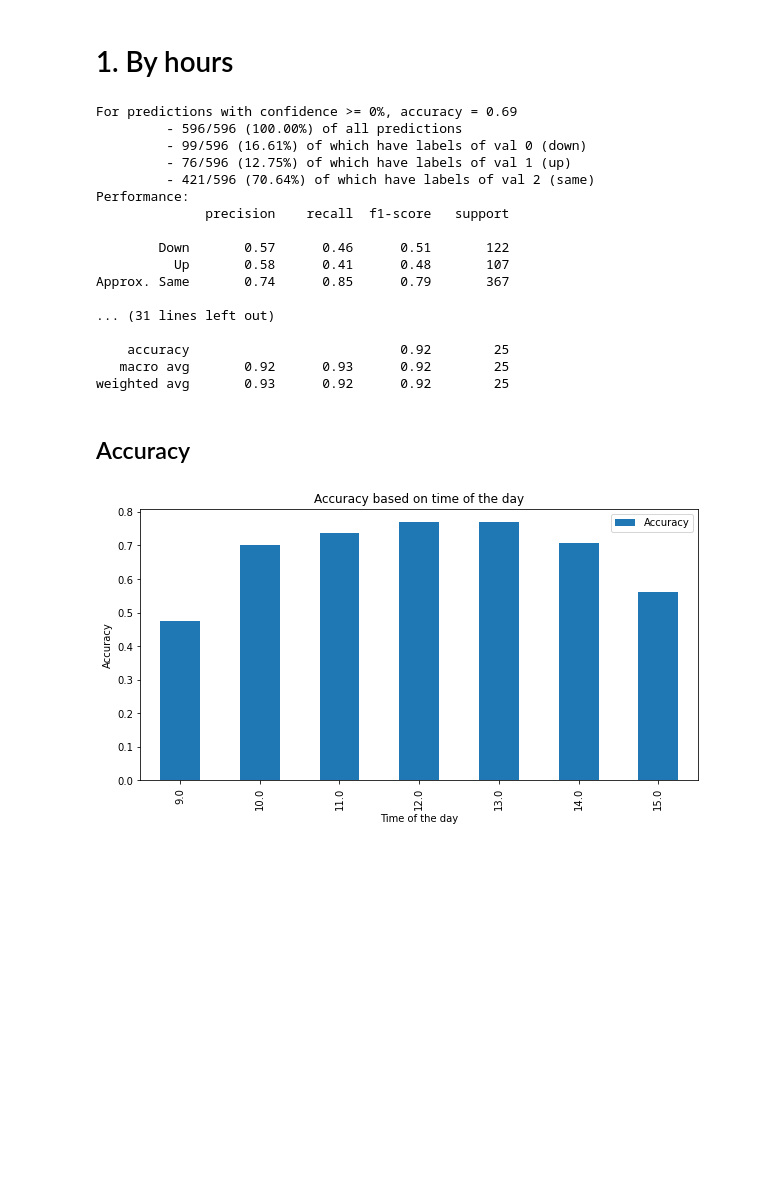
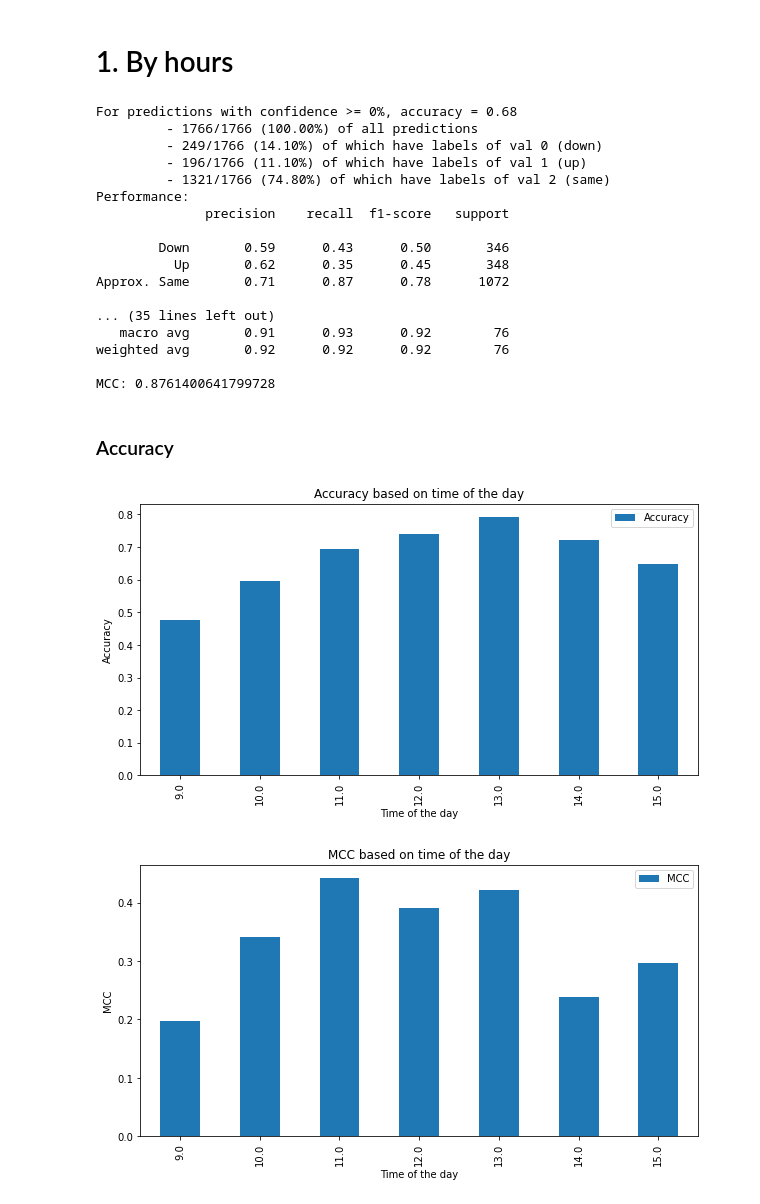
Before and after one commit to itberrios/algotrading, a Jupyter notebook: predictive_analytics/RNN/Visualization.ipynb, the cells around one changed output. Cells and saved outputs as stored; diff of their text form; code cells hidden in the pictures; blank space fills up the shorter version.

```diff
--- a/predictive_analytics/RNN/Visualization.ipynb
+++ b/predictive_analytics/RNN/Visualization.ipynb
@@ -25,7 +25,7 @@ model = tf.keras.models.load_model("models/{}".format(MODEL_NAME), custom_object
 # 1. By hours
 # %%
 ticker = 'GOOG'
-START_DATE = '2022-10-22'
+START_DATE = '2022-10-1'
 END_DATE = '2022-11-3'
 FIG_SIZE = (10,5)
 result = evaluate_on_ticker(model, ticker, START_DATE, END_DATE, conf_thresholds=[0,0.7,0.9])
@@ -34,44 +34,60 @@ result['Hour'] = result['Time'].apply(lambda timestamp: timestamp.hour)
 
 def extract_accuracy(df):
     acc_df = pd.DataFrame(columns=['Hour', 'Accuracy'])
-    acc_score = accuracy_score(df['Prediction'], df['Actual'])
+    acc_score = accuracy_score(df['Actual'], df['Prediction'])
+    timestamp = df['Hour'].iloc[0]
+    acc_df.loc[0] = [timestamp, acc_score]
+    return acc_df
+
+def extract_mcc(df):
+    acc_df = pd.DataFrame(columns=['Hour', 'MCC'])
+    acc_score = matthews_corrcoef(df['Actual'], df['Prediction'])
     timestamp = df['Hour'].iloc[0]
     acc_df.loc[0] = [timestamp, acc_score]
     return acc_df
 
 def extract_metric(metric):
     def fit_df(df):
-        metric_df = pd.DataFrame(columns=['Hour', 'Up', 'Down', 'Same'])
-        metric_score = metric(df['Prediction'], df['Actual'], average=None)
+        metric_df = pd.DataFrame(columns=['Hour', 'Down', 'Up', 'Same'])
+        metric_score = metric(df['Actual'], df['Prediction'], average=None)
         metric_df.loc[0] = [int(df['Hour'].iloc[0])] + [metric_score[i] for i in range(3)]
         return metric_df
     return fit_df
 # %% [output]
-For predictions with confidence >= 0%, accuracy = 0.69
-         - 596/596 (100.00%) of all predictions
-         - 99/596 (16.61%) of which have labels of val 0 (down)
-         - 76/596 (12.75%) of which have labels of val 1 (up)
-         - 421/596 (70.64%) of which have labels of val 2 (same)
+For predictions with confidence >= 0%, accuracy = 0.68
+         - 1766/1766 (100.00%) of all predictions
+         - 249/1766 (14.10%) of which have labels of val 0 (down)
+         - 196/1766 (11.10%) of which have labels of val 1 (up)
+         - 1321/1766 (74.80%) of which have labels of val 2 (same)
 Performance:
               precision    recall  f1-score   support
 
-        Down       0.57      0.46      0.51       122
-          Up       0.58      0.41      0.48       107
-Approx. Same       0.74      0.85      0.79       367
+        Down       0.59      0.43      0.50       346
+          Up       0.62      0.35      0.45       348
+Approx. Same       0.71      0.87      0.78      1072
 
-... (31 lines left out)
+... (35 lines left out)
+   macro avg       0.91      0.93      0.92        76
+weighted avg       0.92      0.92      0.92        76
 
-    accuracy                           0.92        25
-   macro avg       0.92      0.93      0.92        25
-weighted avg       0.93      0.92      0.92        25
+MCC: 0.8761400641799728
 # %% [markdown]
-## Accuracy
+### Accuracy
 # %%
 acc_df = result.groupby('Hour').apply(extract_accuracy)
 acc_df.plot(x='Hour', y='Accuracy', kind='bar', figsize=(10,5))
 plt.xlabel("Time of the day")
 plt.ylabel("Accuracy")
 plt.title("Accuracy based on time of the day")
 plt.show()
+
+
+mcc_df = result.groupby('Hour').apply(extract_mcc)
+mcc_df.plot(x='Hour', y='MCC', kind='bar', figsize=(10,5))
+plt.xlabel("Time of the day")
+plt.ylabel("MCC")
+plt.title("MCC based on time of the day")
+plt.show()
 # %% [output]
-[figure, old version]
+[figure, new version]
+[figure, added]
```
Also changed, not shown: parts of 8 cells of this notebook, 29 other files.
